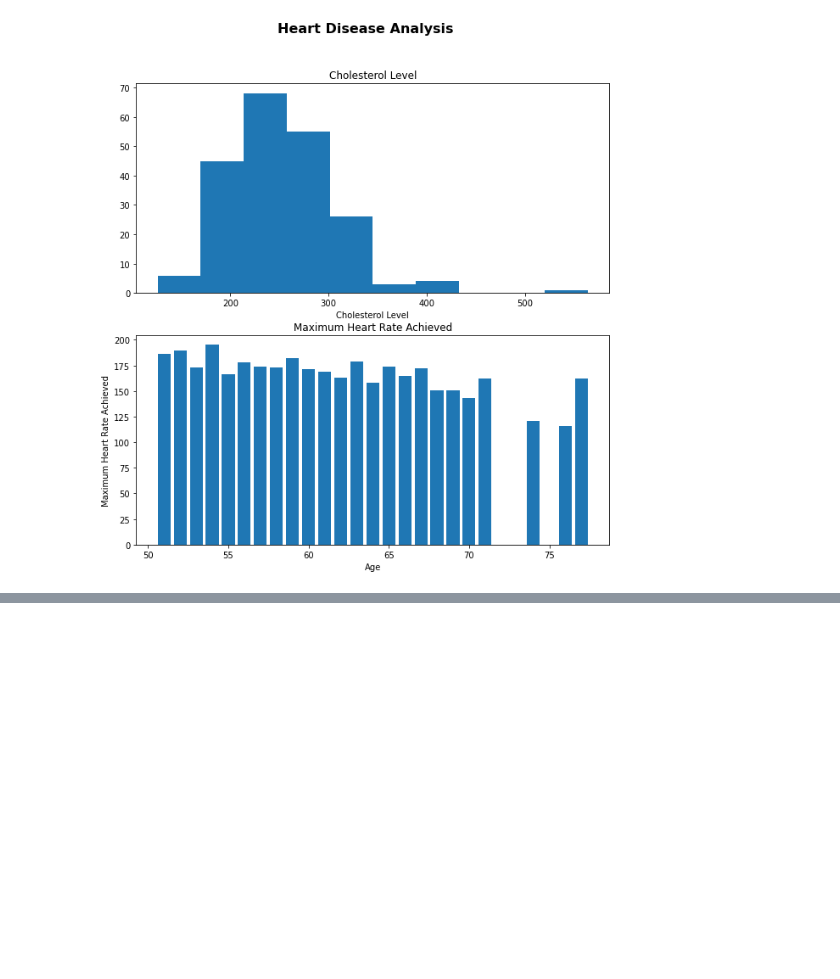
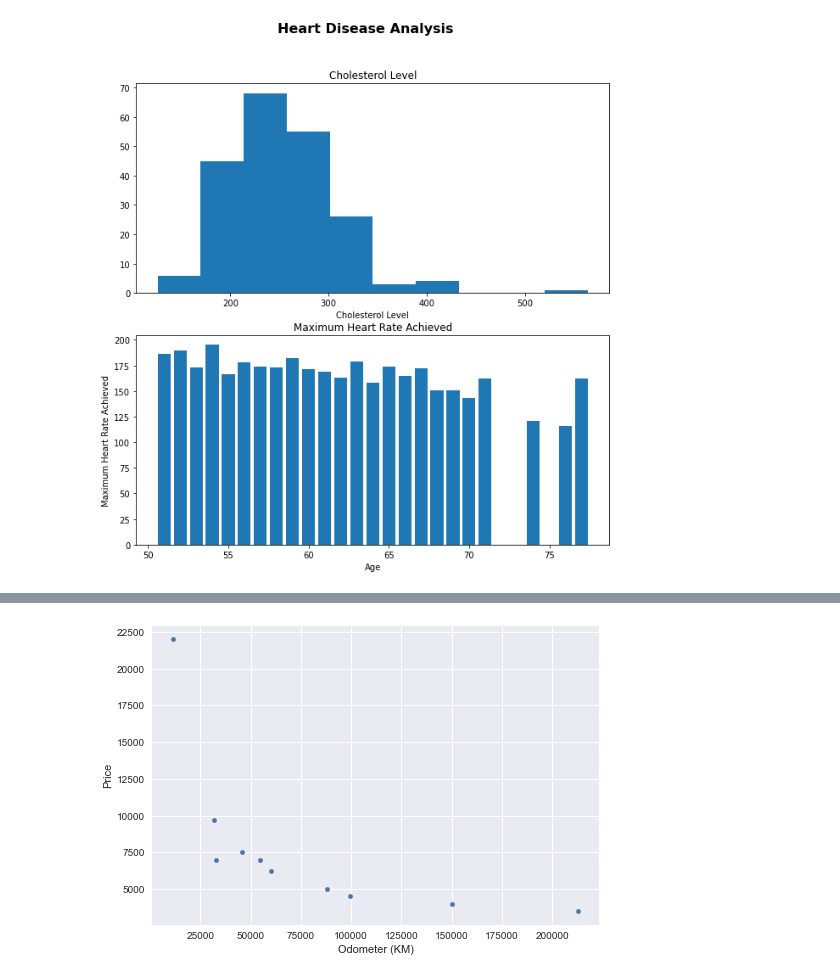
Before and after one commit to lemirser/MachineLearning, a Jupyter notebook: notebook/Introduction-to-matplotlib.ipynb, the cells around one changed output, grey strips where cells are left out. Cells and saved outputs as stored; diff of their text form; code cells hidden in the pictures; blank space fills up the shorter version.

```diff
--- a/notebook/Introduction-to-matplotlib.ipynb
+++ b/notebook/Introduction-to-matplotlib.ipynb
@@ -544,0 +584,4 @@ fig.suptitle("Heart Disease Analysis",
+# %%
+car_sales.plot(x="Odometer (KM)",y="Price", kind="scatter");
+# %% [output]
+[figure, added]
```
Also changed, not shown: parts of 13 cells of this notebook.
